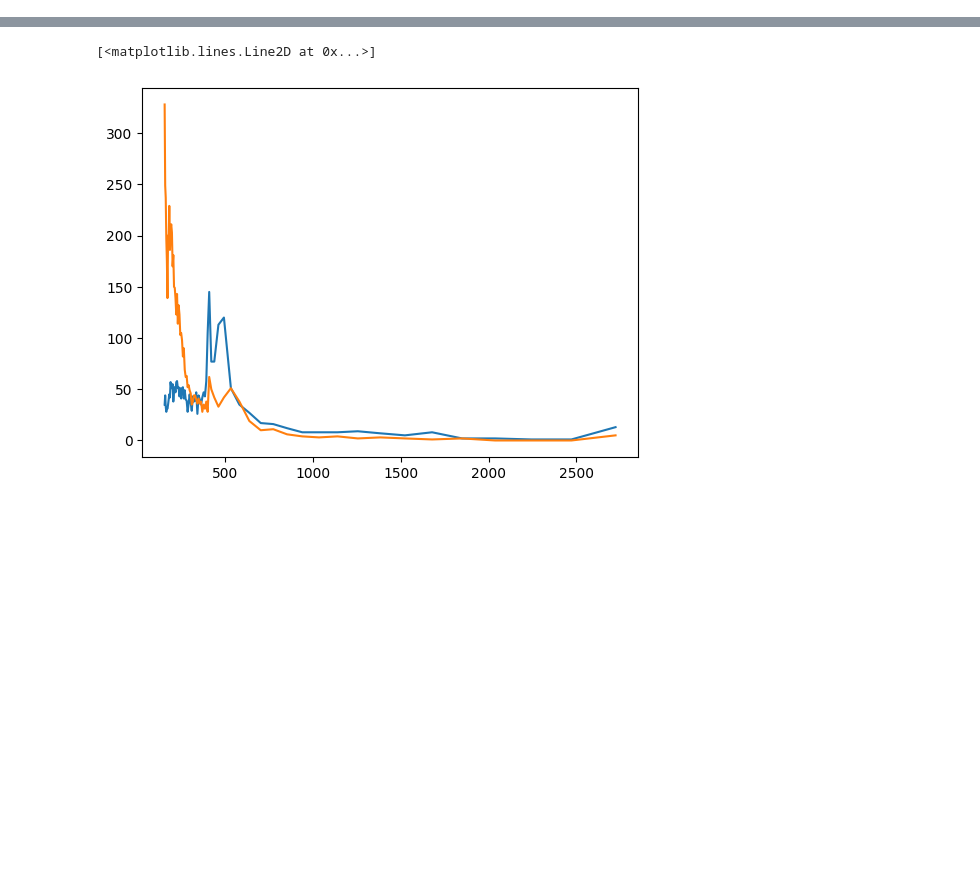
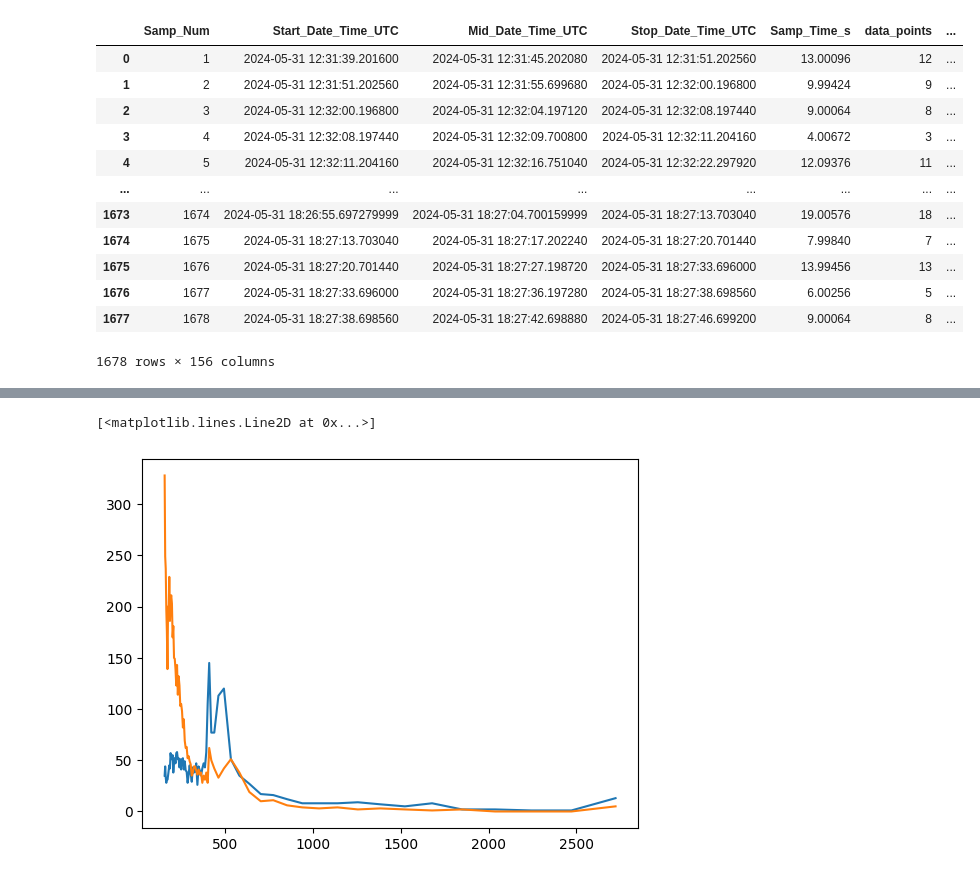
Before and after one commit to csoloff/dash, a Jupyter notebook: size_dist_checkup.ipynb, the cells around one changed output, grey strips where cells are left out. Saved outputs shown, nothing was run; the diff lists cells and outputs as text; code cells hidden in the pictures; blank space fills up the shorter version.

```diff
--- a/size_dist_checkup.ipynb
+++ b/size_dist_checkup.ipynb
@@ -13,6 +13,22 @@ d = pd.read_csv('./processed_opc/DASH_SAMP_PARAM_RESAMP_240531.csv')
 # %%
 #d = d[d['UpSt_Dia']==600]
 #d =d.reset_index(drop=['index'])
+# %%
+d
+# %% [output]
+|  | Samp_Num | Start_Date_Time_UTC | Mid_Date_Time_UTC | Stop_Date_Time_UTC | Samp_Time_s | data_points | ... |
+| 0 | 1 | 2024-05-31 12:31:39.201600 | 2024-05-31 12:31:45.202080 | 2024-05-31 12:31:51.202560 | 13.00096 | 12 | ... |
+| 1 | 2 | 2024-05-31 12:31:51.202560 | 2024-05-31 12:31:55.699680 | 2024-05-31 12:32:00.196800 | 9.99424 | 9 | ... |
+| 2 | 3 | 2024-05-31 12:32:00.196800 | 2024-05-31 12:32:04.197120 | 2024-05-31 12:32:08.197440 | 9.00064 | 8 | ... |
+| 3 | 4 | 2024-05-31 12:32:08.197440 | 2024-05-31 12:32:09.700800 | 2024-05-31 12:32:11.204160 | 4.00672 | 3 | ... |
+| 4 | 5 | 2024-05-31 12:32:11.204160 | 2024-05-31 12:32:16.751040 | 2024-05-31 12:32:22.297920 | 12.09376 | 11 | ... |
+| ... | ... | ... | ... | ... | ... | ... | ... |
+| 1673 | 1674 | 2024-05-31 18:26:55.697279999 | 2024-05-31 18:27:04.700159999 | 2024-05-31 18:27:13.703040 | 19.00576 | 18 | ... |
+| 1674 | 1675 | 2024-05-31 18:27:13.703040 | 2024-05-31 18:27:17.202240 | 2024-05-31 18:27:20.701440 | 7.99840 | 7 | ... |
+| 1675 | 1676 | 2024-05-31 18:27:20.701440 | 2024-05-31 18:27:27.198720 | 2024-05-31 18:27:33.696000 | 13.99456 | 13 | ... |
+| 1676 | 1677 | 2024-05-31 18:27:33.696000 | 2024-05-31 18:27:36.197280 | 2024-05-31 18:27:38.698560 | 6.00256 | 5 | ... |
+| 1677 | 1678 | 2024-05-31 18:27:38.698560 | 2024-05-31 18:27:42.698880 | 2024-05-31 18:27:46.699200 | 9.00064 | 8 | ... |
+1678 rows × 156 columns
 # %%
 bins = pd.read_csv('./data/DASH_Bins_2023.csv')
 # %%
```
Also changed, not shown: parts of 2 cells of this notebook, 2 other files.
